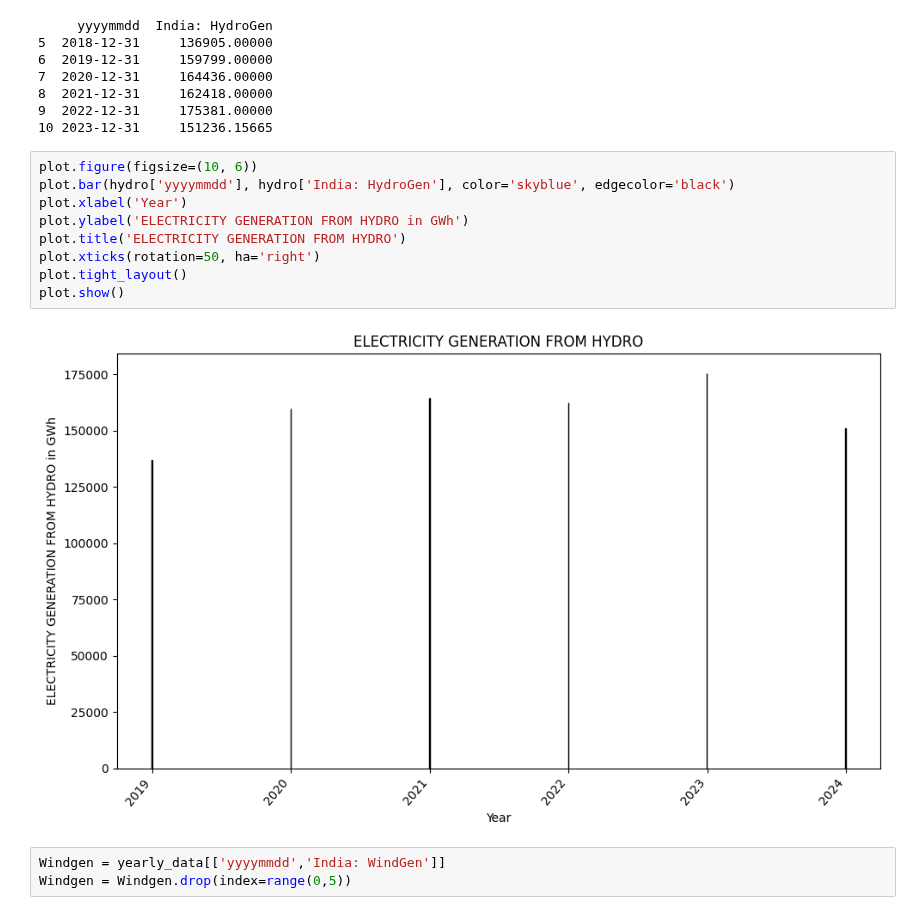
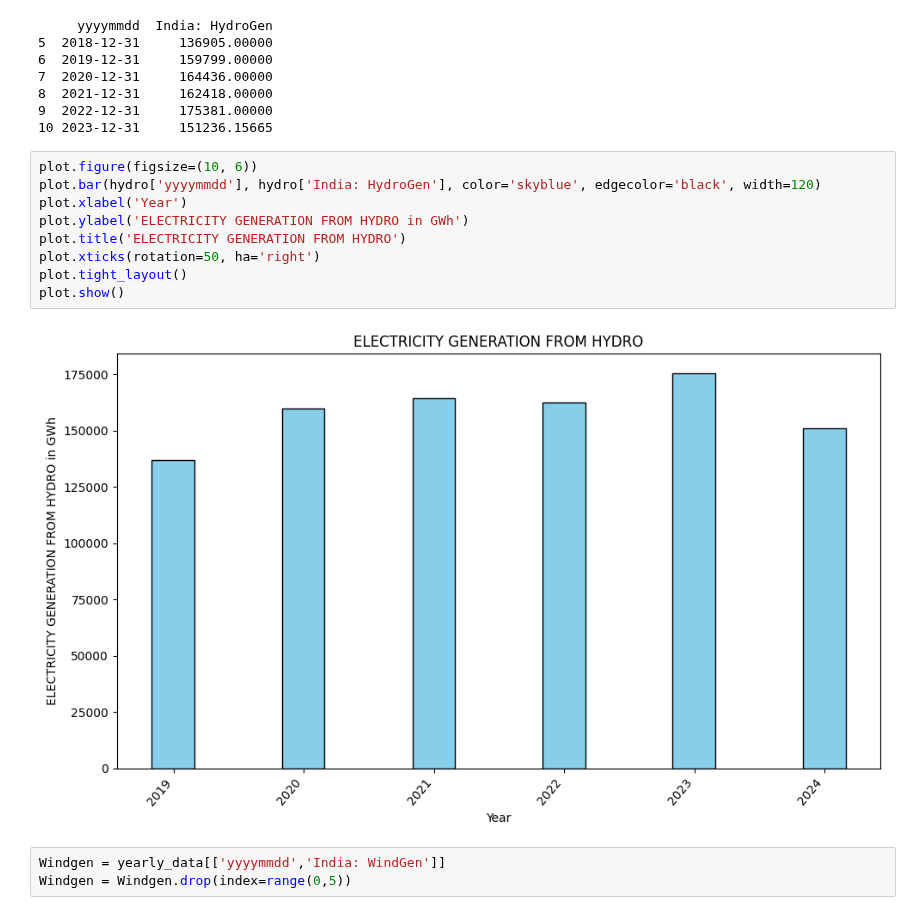
Before and after one commit to jayantxchauhan/India-Energy-Analytics-Model, a Jupyter notebook: ANALYSIS_2.ipynb, the cells around one changed output. Saved outputs shown, nothing was run; the diff lists cells and outputs as text.

```diff
--- a/ANALYSIS_2.ipynb
+++ b/ANALYSIS_2.ipynb
@@ -137,15 +137,15 @@ print(hydro)
 10 2023-12-31     151236.15665
 # %%
 plot.figure(figsize=(10, 6))
-plot.bar(hydro['yyyymmdd'], hydro['India: HydroGen'], color='skyblue', edgecolor='black')
+plot.bar(hydro['yyyymmdd'], hydro['India: HydroGen'], color='skyblue', edgecolor='black', width=120)
 plot.xlabel('Year')
 plot.ylabel('ELECTRICITY GENERATION FROM HYDRO in GWh')
 plot.title('ELECTRICITY GENERATION FROM HYDRO')
 plot.xticks(rotation=50, ha='right')
 plot.tight_layout()
 plot.show()
 # %% [output]
-[figure, old version]
+[figure, new version]
 # %%
 Windgen = yearly_data[['yyyymmdd','India: WindGen']]
 Windgen = Windgen.drop(index=range(0,5))
```
Also changed, not shown: parts of 5 cells of this notebook.
